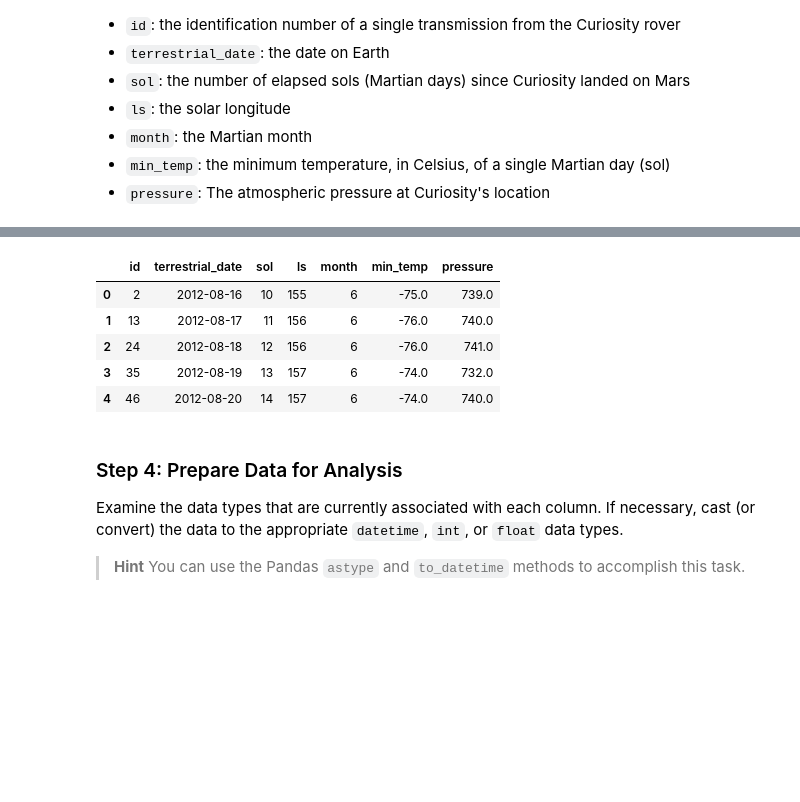
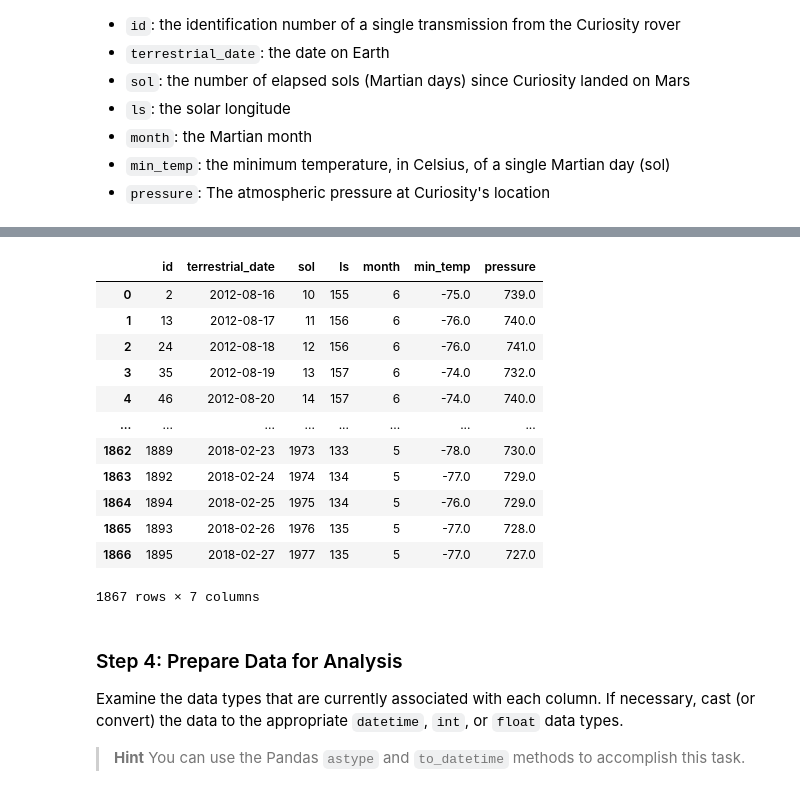
Before and after one commit to KYbarra4/web-scraping-challenge, a Jupyter notebook: mars_weatherKY.ipynb, the cells around one changed output, grey strips where cells are left out. Saved outputs shown, nothing was run; the diff lists cells and outputs as text; code cells hidden in the pictures; blank space fills up the shorter version.

```diff
--- a/mars_weatherKY.ipynb
+++ b/mars_weatherKY.ipynb
@@ -20,6 +20,10 @@ Use automated browsing to visit the [Mars Temperature Data Site](https://data-cl
 # %%
 # Visit the website
 # https://data-class-mars-challenge.s3.amazonaws.com/Mars/index.html
+
+url='https://data-class-mars-challenge.s3.amazonaws.com/Mars/index.html'
+
+browser.visit(url)
 # %% [markdown]
 ### Step 2: Scrape the Table
 
@@ -48,0 +147,3 @@ Assemble the scraped data into a Pandas DataFrame. The columns should have the s
+# %%
+table = pd.read_html(url)
+table
@@ -49,14 +165,27 @@ Assemble the scraped data into a Pandas DataFrame. The columns should have the s
 # %%
 # Create a Pandas DataFrame by using the list of rows and a list of the column names
+# post
+# id
+mars_temp_df = table[0]
+# mars_temp_df = mars_temp_df.reset_index()
+# mars_temp_df.columns = {'id', 'terrestrial_date', 'sol', 'ls', 'month', 'min_temp', 'pressure'}
 # %%
 # Confirm DataFrame was created successfully
+mars_temp_df
 # %% [output]
 |  | id | terrestrial_date | sol | ls | month | min_temp | pressure |
 | 0 | 2 | 2012-08-16 | 10 | 155 | 6 | -75.0 | 739.0 |
 | 1 | 13 | 2012-08-17 | 11 | 156 | 6 | -76.0 | 740.0 |
 | 2 | 24 | 2012-08-18 | 12 | 156 | 6 | -76.0 | 741.0 |
 | 3 | 35 | 2012-08-19 | 13 | 157 | 6 | -74.0 | 732.0 |
 | 4 | 46 | 2012-08-20 | 14 | 157 | 6 | -74.0 | 740.0 |
+| ... | ... | ... | ... | ... | ... | ... | ... |
+| 1862 | 1889 | 2018-02-23 | 1973 | 133 | 5 | -78.0 | 730.0 |
+| 1863 | 1892 | 2018-02-24 | 1974 | 134 | 5 | -77.0 | 729.0 |
+| 1864 | 1894 | 2018-02-25 | 1975 | 134 | 5 | -76.0 | 729.0 |
+| 1865 | 1893 | 2018-02-26 | 1976 | 135 | 5 | -77.0 | 728.0 |
+| 1866 | 1895 | 2018-02-27 | 1977 | 135 | 5 | -77.0 | 727.0 |
+1867 rows × 7 columns
 # %% [markdown]
 ### Step 4: Prepare Data for Analysis
 
```
Also changed, not shown: parts of 19 cells of this notebook, 2 other files.
